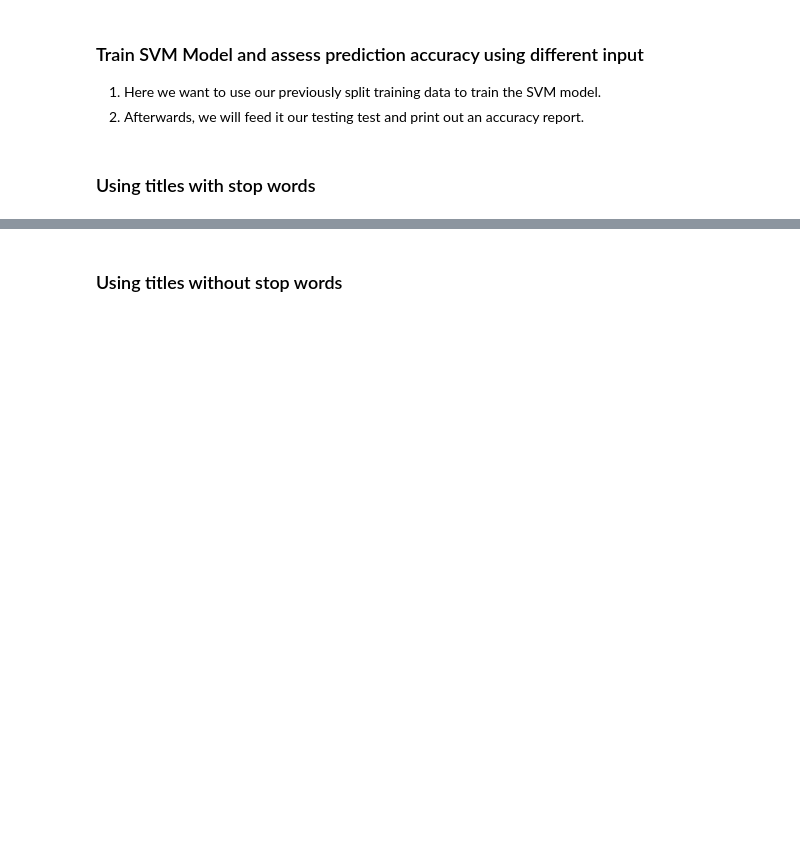
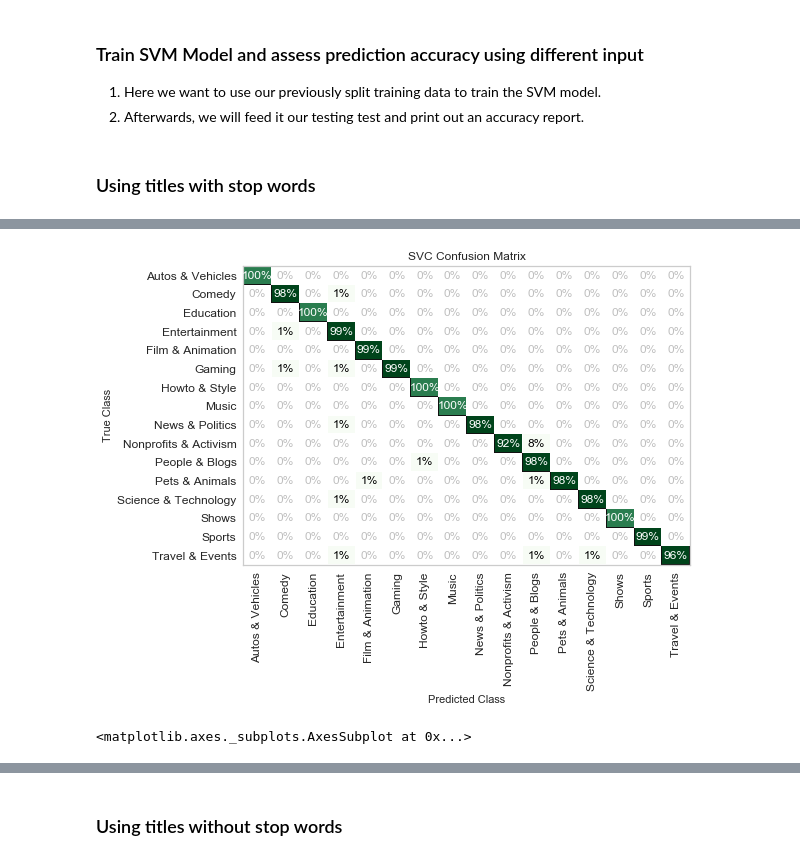
Before and after one commit to loc-vu/yt-trends, a Jupyter notebook: SVM Model.ipynb, the cells around one changed output, grey strips where cells are left out. Cells and saved outputs as stored; diff of their text form; code cells hidden in the pictures; blank space fills up the shorter version.

```diff
--- a/SVM Model.ipynb
+++ b/SVM Model.ipynb
@@ -197,3 +204,11 @@ plt.show()
+# %%
+conf_matrix = ConfusionMatrix(svm_count, percent=True, cmap='Greens')
+conf_matrix.fit(train_count_vector, y_train)
+conf_matrix.score(test_count_vector, y_test)
+conf_matrix.show()
+# %% [output]
+[figure, added]
+<matplotlib.axes._subplots.AxesSubplot at 0x...>
 # %%
 svm_tfidf = SVC(kernel='linear').fit(x_trained_tfidf_vector, y_train)
 svm_pred_tfidf = svm_tfidf.predict(x_test_tfidf_vector)
```
Also changed, not shown: parts of 24 cells of this notebook, 3 other files.
